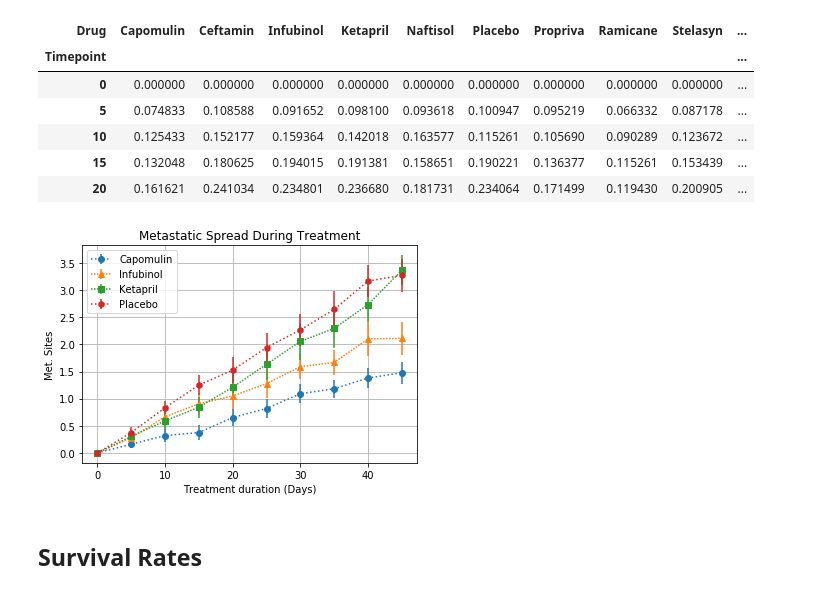
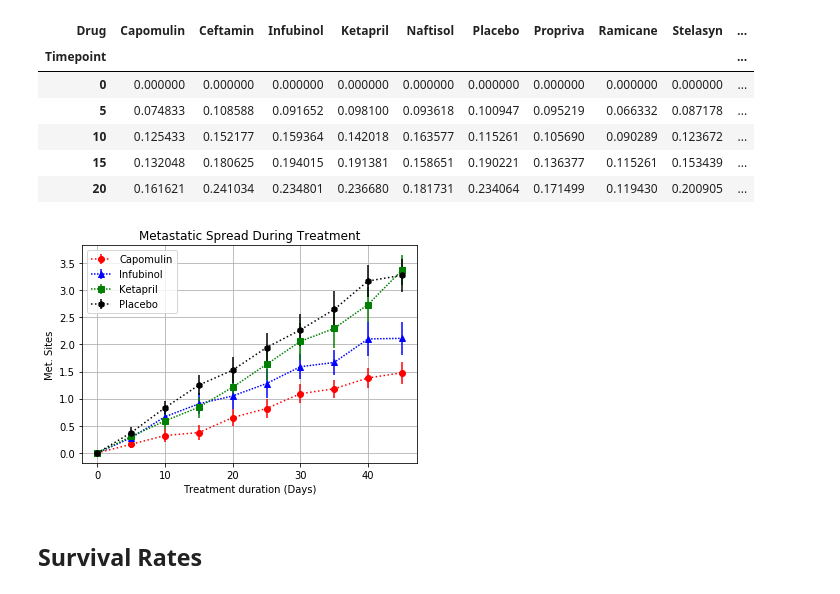
Before and after one commit to MadhukaraBS/BootCamp, a Jupyter notebook: 05-Matplotlib/Instructions/Pymaceuticals/pymaceuticals.ipynb, the cells around one changed output. Saved outputs shown, nothing was run; the diff lists cells and outputs as text; code cells hidden in the pictures.

```diff
--- a/05-Matplotlib/Instructions/Pymaceuticals/pymaceuticals.ipynb
+++ b/05-Matplotlib/Instructions/Pymaceuticals/pymaceuticals.ipynb
@@ -194,26 +194,26 @@ s_err_ms_pivot.head()
 # %%
 # Generate the Plot (with Error Bars)
 
 # Save the Figure
 
 # Show the Figure
-a = plt.errorbar(mms_pivot.index, mms_pivot['Capomulin'], s_err_ms_pivot['Capomulin'], fmt='o', linestyle='dotted', label='Capomulin')
-b = plt.errorbar(mms_pivot.index, mms_pivot['Infubinol'], s_err_ms_pivot['Infubinol'], fmt='^', linestyle=(0, (1, 1)), label='Infubinol')
-c = plt.errorbar(mms_pivot.index, mms_pivot['Ketapril'], s_err_ms_pivot['Ketapril'], fmt='s',  linestyle=(0, (1, 1)), label='Ketapril')
-d = plt.errorbar(mms_pivot.index, mms_pivot['Placebo'], s_err_ms_pivot['Placebo'], fmt='h', linestyle=':', label='Placebo')
+a = plt.errorbar(mms_pivot.index, mms_pivot['Capomulin'], s_err_ms_pivot['Capomulin'], fmt='o', linestyle='dotted', label='Capomulin', color='r')
+b = plt.errorbar(mms_pivot.index, mms_pivot['Infubinol'], s_err_ms_pivot['Infubinol'], fmt='^', linestyle=(0, (1, 1)), label='Infubinol', color='b')
+c = plt.errorbar(mms_pivot.index, mms_pivot['Ketapril'], s_err_ms_pivot['Ketapril'], fmt='s',  linestyle=(0, (1, 1)), label='Ketapril', c='g')
+d = plt.errorbar(mms_pivot.index, mms_pivot['Placebo'], s_err_ms_pivot['Placebo'], fmt='h', linestyle=':', label='Placebo', c='black')
 
 plt.legend(handles=[a, b, c, d], loc='best')
 # Give the chart a title, x label, and y label
 plt.title("Metastatic Spread During Treatment")
 plt.xlabel("Treatment duration (Days)")
 plt.ylabel("Met. Sites")
 plt.grid()
 
 # Save an image of the chart and print it to the screen
 plt.savefig("../Images/MetastaticSpread.png")
 plt.show()
 # %% [output]
-[figure, old version]
+[figure, new version]
 # %% [markdown]
 ## Survival Rates
 # %%
```
Also changed, not shown: parts of 3 cells of this notebook, 4 other files.
